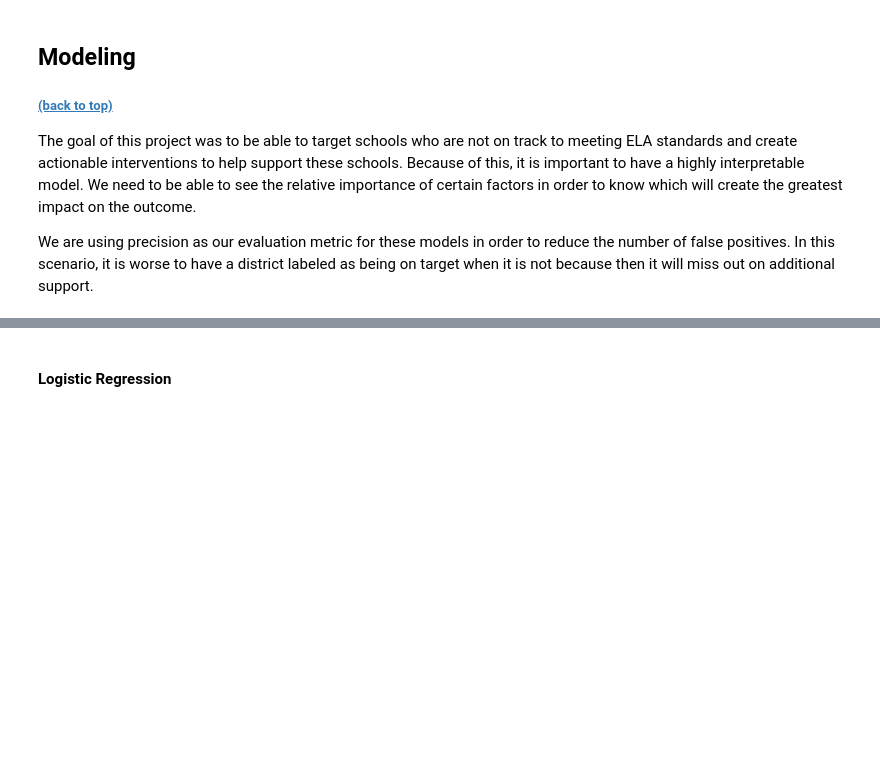
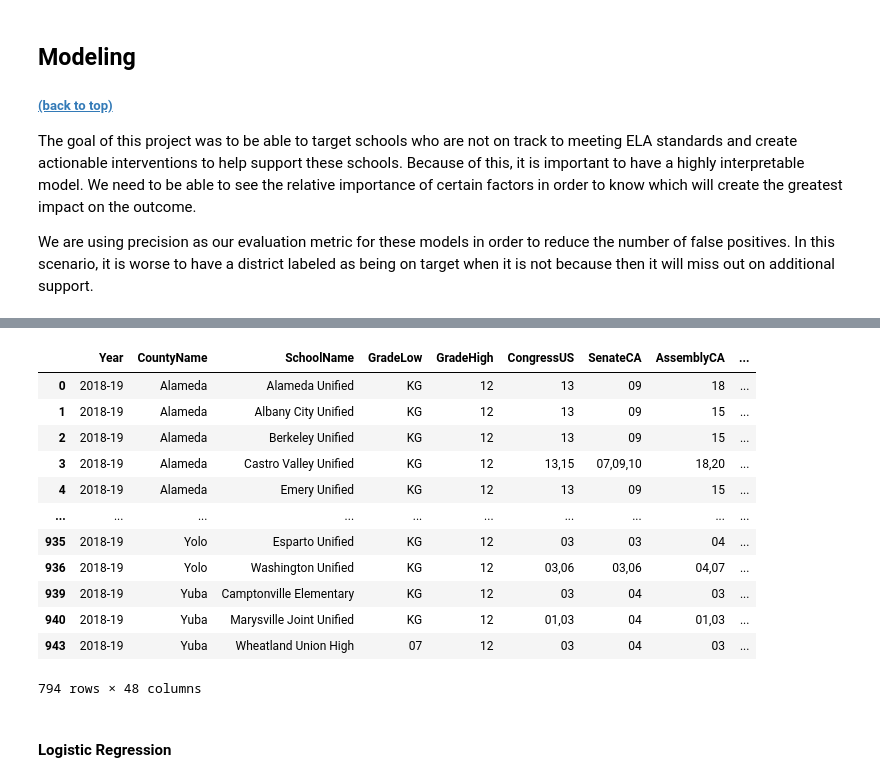
Before and after one commit to ameliadahm20/California-School-Performance, a Jupyter notebook: Final_Notebook.ipynb, the cells around one changed output, grey strips where cells are left out. Drawn from its saved outputs; the diff is of its cells as text; code cells hidden in the pictures; blank space fills up the shorter version.

```diff
--- a/Final_Notebook.ipynb
+++ b/Final_Notebook.ipynb
@@ -337,4 +351,21 @@ target                       0
 dtype: int64
+# %%
+#
+df[df['Locale'].isna() == False]
+# %% [output]
+|  | Year | CountyName | SchoolName | GradeLow | GradeHigh | CongressUS | SenateCA | AssemblyCA | ... |
+| 0 | 2018-19 | Alameda | Alameda Unified | KG | 12 | 13 | 09 | 18 | ... |
+| 1 | 2018-19 | Alameda | Albany City Unified | KG | 12 | 13 | 09 | 15 | ... |
+| 2 | 2018-19 | Alameda | Berkeley Unified | KG | 12 | 13 | 09 | 15 | ... |
+| 3 | 2018-19 | Alameda | Castro Valley Unified | KG | 12 | 13,15 | 07,09,10 | 18,20 | ... |
+| 4 | 2018-19 | Alameda | Emery Unified | KG | 12 | 13 | 09 | 15 | ... |
+| ... | ... | ... | ... | ... | ... | ... | ... | ... | ... |
+| 935 | 2018-19 | Yolo | Esparto Unified | KG | 12 | 03 | 03 | 04 | ... |
+| 936 | 2018-19 | Yolo | Washington Unified | KG | 12 | 03,06 | 03,06 | 04,07 | ... |
+| 939 | 2018-19 | Yuba | Camptonville Elementary | KG | 12 | 03 | 04 | 03 | ... |
+| 940 | 2018-19 | Yuba | Marysville Joint Unified | KG | 12 | 01,03 | 04 | 01,03 | ... |
+| 943 | 2018-19 | Yuba | Wheatland Union High | 07 | 12 | 03 | 04 | 03 | ... |
+794 rows × 48 columns
 # %%
 
 #################### add to data clean ###############################
```
Also changed, not shown: parts of 10 cells of this notebook, 1 other file.
